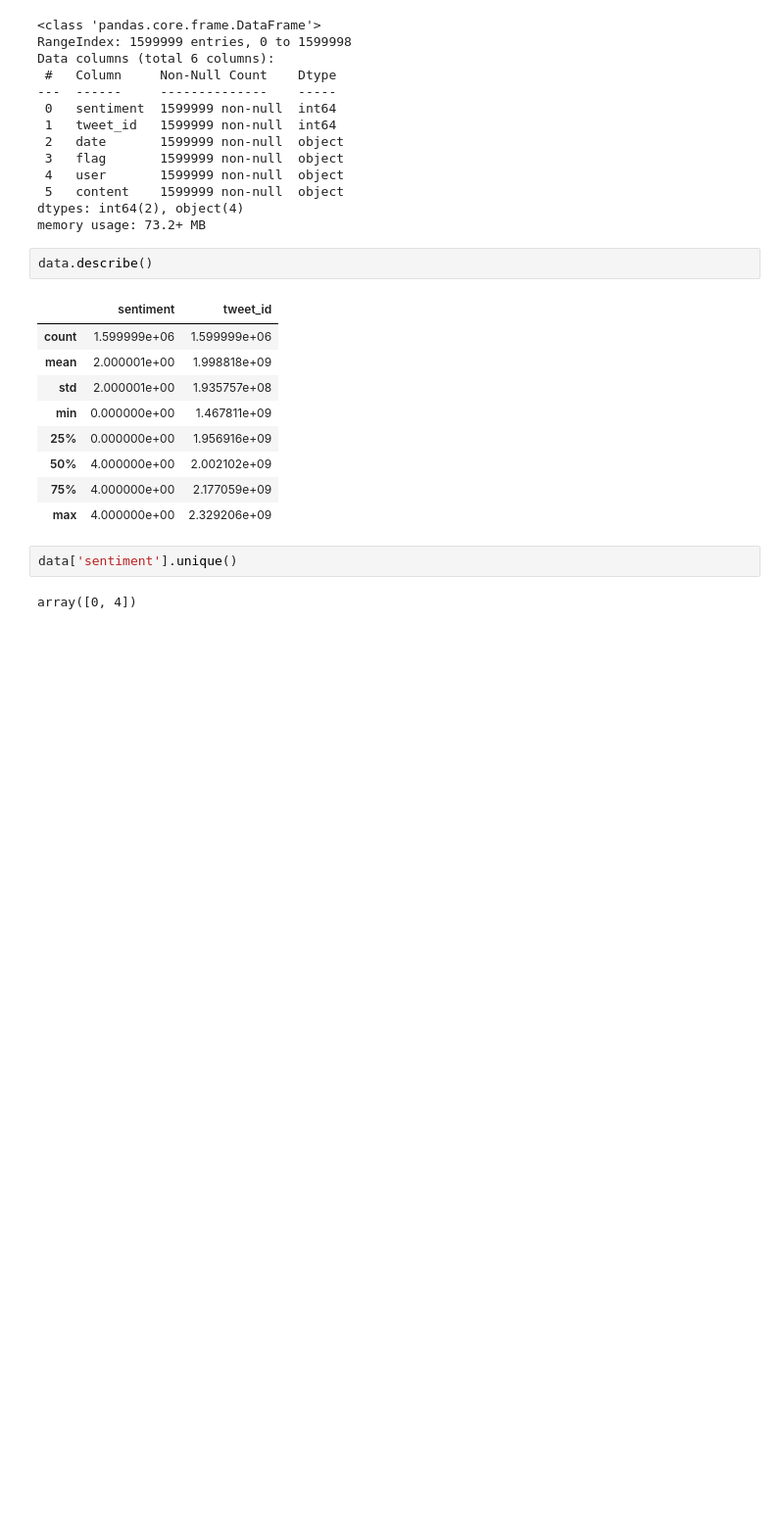
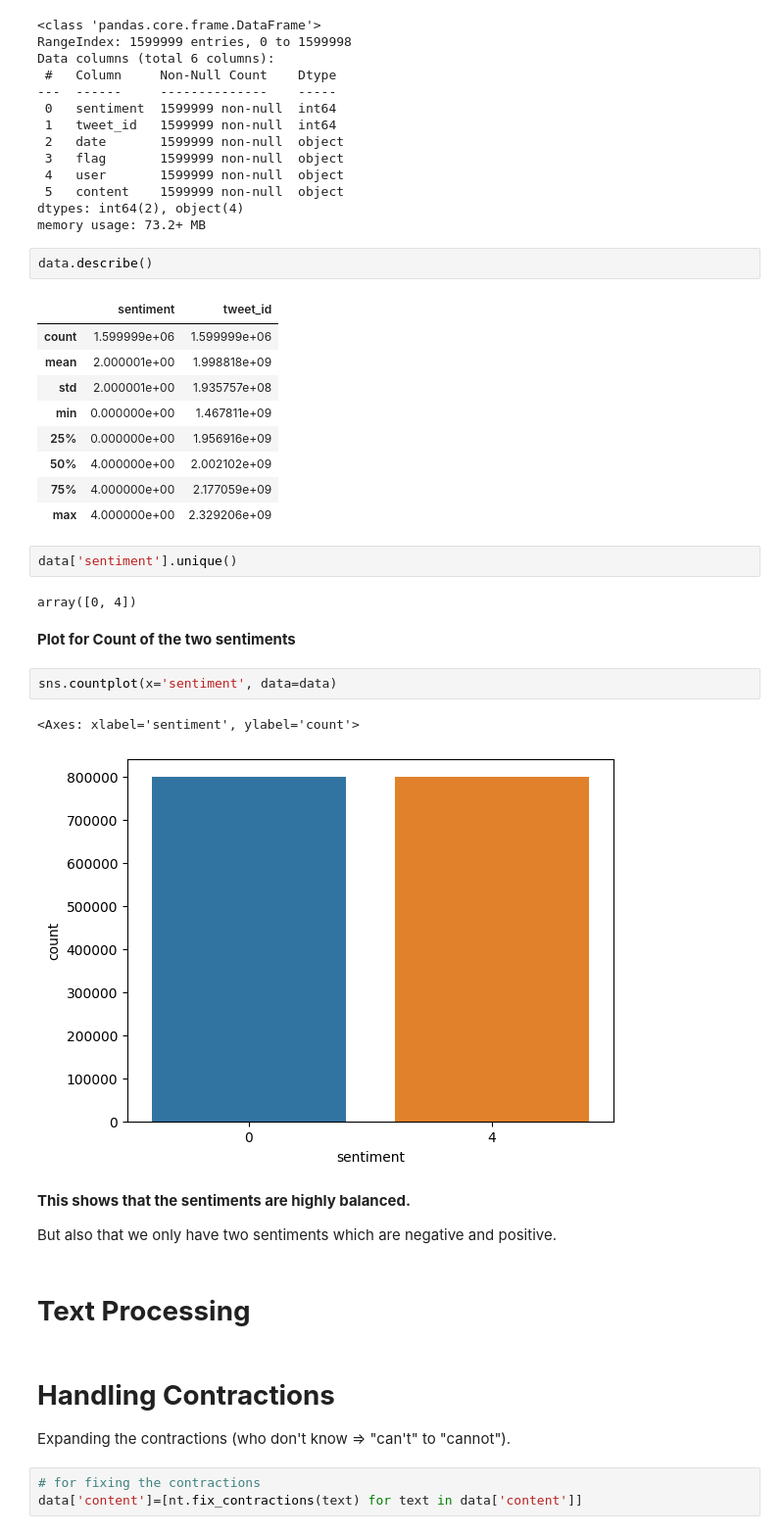
Before and after one commit to shruti-madhav/Sentiment_Analysis, a Jupyter notebook: Sentimnt_Analysis.ipynb, the cells around one changed output. Shown at 98% size. Saved outputs shown, nothing was run; the diff lists cells and outputs as text; blank space fills up the shorter version.

Commit message:
Text Processing

```diff
--- a/Sentimnt_Analysis.ipynb
+++ b/Sentimnt_Analysis.ipynb
@@ -97,3 +99,23 @@ data.describe()
 data['sentiment'].unique()
 # %% [output]
 array([0, 4])
+# %% [markdown]
+**Plot for Count of the two sentiments**
+# %%
+sns.countplot(x='sentiment', data=data)
+# %% [output]
+<Axes: xlabel='sentiment', ylabel='count'>
+[figure, added]
+# %% [markdown]
+**This shows that the sentiments are highly balanced.**
+
+But also that we only have two sentiments which are negative and positive.
+# %% [markdown]
+# **Text Processing**
+# %% [markdown]
+# **Handling Contractions**
+
+Expanding the contractions (who don't know =>  "can't" to "cannot").
+# %%
+# for fixing the contractions
+data['content']=[nt.fix_contractions(text) for text in data['content']]
```
Also changed, not shown: parts of 23 cells of this notebook.
